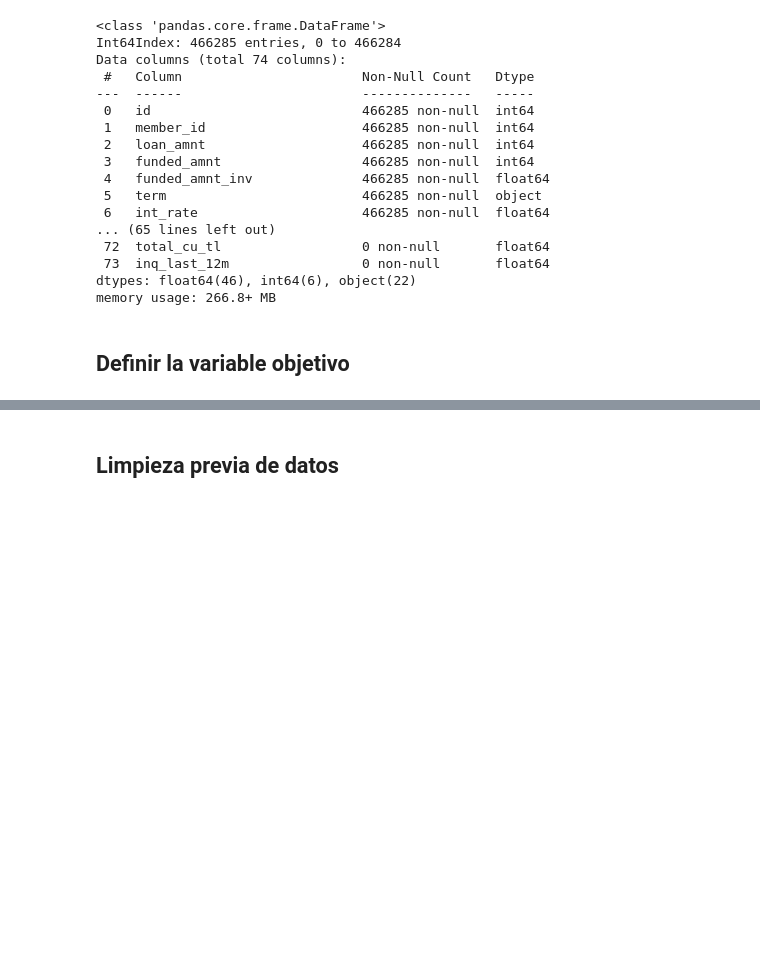
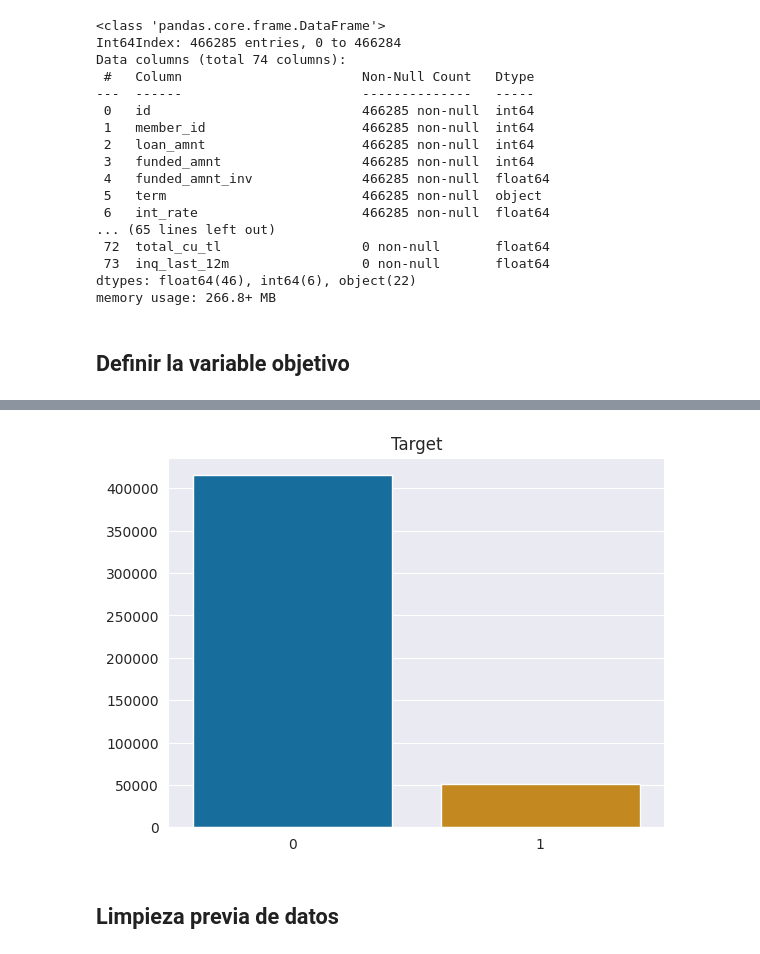
Before and after one commit to alesm99/credit_scoring, a Jupyter notebook: Lectura y exploración de datos.ipynb, the cells around one changed output, grey strips where cells are left out. Cells and saved outputs as stored; diff of their text form; code cells hidden in the pictures; blank space fills up the shorter version.

```diff
--- a/Lectura y exploración de datos.ipynb
+++ b/Lectura y exploración de datos.ipynb
@@ -71,6 +70,6 @@ df['loan_status'].value_counts().sort_values(ascending=False).iplot(kind='bar',t
 # %%
-buenos=['Current', 'Fully Paid', 'In Grace Period', 'Does not meet the credit policy. Status:Fully Paid']
-malos= ['Charged Off', 'Late (31-120 days)', 'Late (16-30 days)', 'Default', 'Does not meet the credit policy. Status:Charged Off']
+buenos=['Current', 'Fully Paid', 'In Grace Period', 'Does not meet the credit policy. Status:Fully Paid','Late (16-30 days)']
+malos= ['Charged Off', 'Late (31-120 days)', 'Default', 'Does not meet the credit policy. Status:Charged Off']
 # %%
 df['target']=(df['loan_status'].isin(malos)).astype(int) # 1 si es malo, 0 si es bueno
 # %%
@@ -86,3 +81,8 @@ df['target'].value_counts().sort_values(ascending=False).iplot(kind='bar',title=
+# %%
+sns.barplot(x=df['target'].value_counts().index,y=df['target'].value_counts().values).set_title('Target')
+plt.show()
+# %% [output]
+[figure, added]
 # %% [markdown]
 ## Limpieza previa de datos
 # %% [markdown]
```
Also changed, not shown: parts of 11 cells of this notebook.
